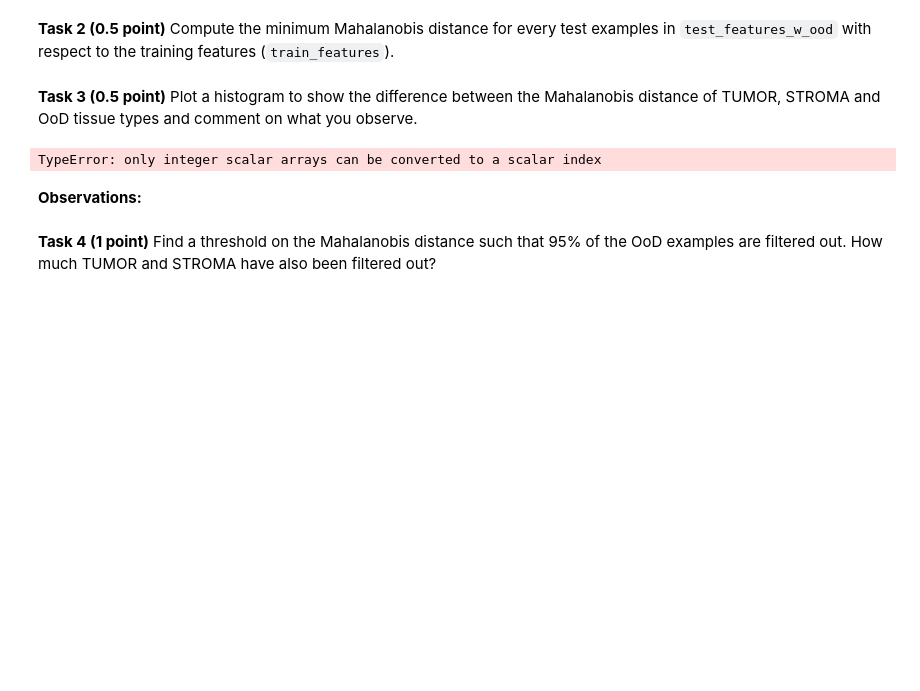
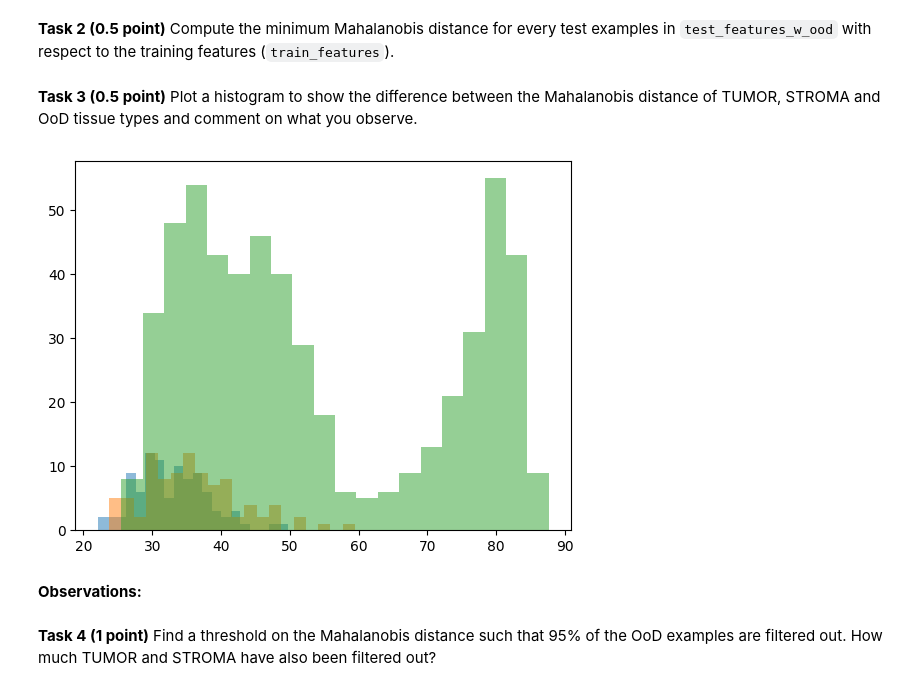
Before and after one commit to OctavioProfeta/iapr, a Jupyter notebook: labs/lab_03_classification.ipynb, the cells around one changed output. Cells and saved outputs as stored; diff of their text form; code cells hidden in the pictures; blank space fills up the shorter version.

```diff
--- a/labs/lab_03_classification.ipynb
+++ b/labs/lab_03_classification.ipynb
@@ -177,16 +175,22 @@ for x in test_features_w_ood:
     mahalanobis_distance_tumor = np.sqrt((x-mean_tumor).T @ cov_tumor @ (x-mean_tumor))
     mahalanobis_distance_stroma = np.sqrt((x-mean_stroma).T @ cov_stroma @ (x-mean_stroma))
     min_dist.append(min(mahalanobis_distance_tumor, mahalanobis_distance_stroma))
+
+
+min_dist = np.array(min_dist)
 # %% [markdown]
 **Task 3 (0.5 point)** Plot a histogram to show the difference between the Mahalanobis distance of TUMOR, STROMA and OoD tissue types and comment on what you observe.
-# %%
-### Task 3
-### YOUR CODE
-import matplotlib.pyplot as plt
-# PLot histogram of min_dist using test_labels_w_ood giving different colors
-plt.hist(min_dist[test_labels_w_ood.astype(int)==0], bins=100, color='red', alpha=0.5, label='Tumor')
-# %% [output]
-TypeError: only integer scalar arrays can be converted to a scalar index
+# %%
+### Task 3
+
+# Plot histogram of min_dist, using test_labels_w_ood as the labels
+import matplotlib.pyplot as plt
+plt.hist(min_dist[test_labels_w_ood==0], bins=20, alpha=0.5, label='Tumor')
+plt.hist(min_dist[test_labels_w_ood==1], bins=20, alpha=0.5, label='Stroma')
+plt.hist(min_dist[test_labels_w_ood==-1], bins=20, alpha=0.5, label='OoD')
+plt.show()
+# %% [output]
+[figure, added]
 # %% [markdown]
 **Observations:**
 # %% [markdown]
```
Also changed, not shown: parts of 2 cells of this notebook.
